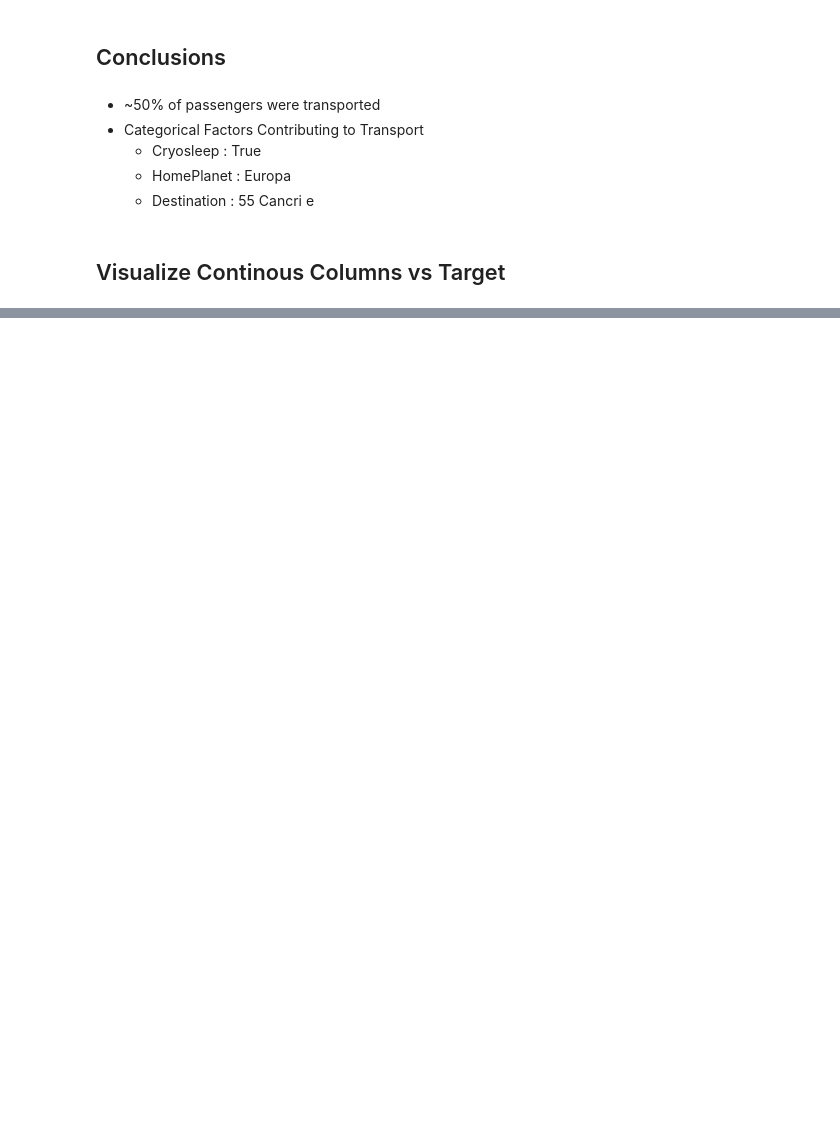
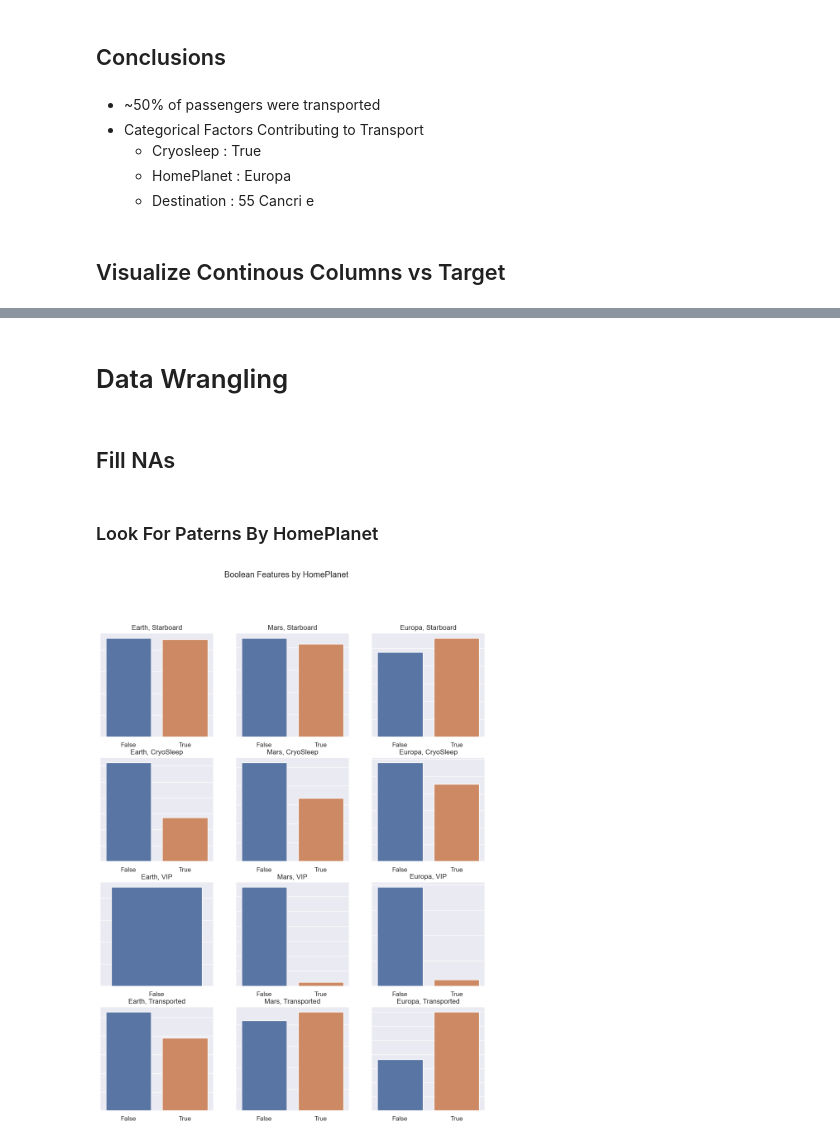
Before and after one commit to jmeisenh/SpaceTitanic, a Jupyter notebook: SST Submission.ipynb, the cells around one changed output, grey strips where cells are left out. Saved outputs shown, nothing was run; the diff lists cells and outputs as text; code cells hidden in the pictures; blank space fills up the shorter version.

Commit message:
Finshed DataCleanup of submission document

```diff
--- a/SST Submission.ipynb
+++ b/SST Submission.ipynb
@@ -148,0 +179,40 @@ for i in ameneties.columns:
+# %% [markdown]
+# Data Wrangling
+# %%
+# split Cabin into deck, room , and side
+train = pd.concat([train.Cabin.str.split("/", expand = True).rename(columns = {0:'Deck', 1:'Room', 2:'Side'}),
+        train.drop(['Cabin'], axis = 1)], axis = 1
+)
+# split passenger ID into group and ID
+train = pd.concat([train.PassengerId.str.split("_", expand = True).rename(columns = {0:'Group', 1:'Id'}),
+        train.drop(['PassengerId'], axis = 1)], axis = 1
+)
+# Change data types of Group, ID, Room, and Age to int
+train[['Group', 'Id', 'Room', 'Age']] = train[['Group', 'Id', 'Room', 'Age']].astype('Int64')
+# convert side column to boolean starboard
+encode_dict = {
+    'Side' : {'P' : False, 'S' : True}
+}
+train.replace(encode_dict, inplace = True)
+train.rename(columns = {'Side' : 'Starboard'}, inplace = True)
+train[['Starboard']] = train[['Starboard']].astype('boolean')
+# %% [markdown]
+## Fill NAs
+# %% [markdown]
+### Look For Paterns By HomePlanet
+# %%
+# check boolean features by home planet
+sns.set()
+fig, axes = plt.subplots(4, 3, figsize = (12,15))
+fig.suptitle('Boolean Features by HomePlanet')
+r = 0
+for i in train.select_dtypes('boolean').columns:
+    c = 0
+    for j in ['Earth', 'Mars', 'Europa']:
+        axes[r,c].set_title(f'{j}, {i}')
+        sns.countplot(data = train.loc[(train['HomePlanet'] == j) & (train[i].notna()), [i]].astype(bool), x = i, ax = axes[r,c]).set(
+        yticklabels=[], ylabel=None, xlabel = None)
+        c += 1
+    r += 1
+# %% [output]
+[figure, added]
```
Also changed, not shown: parts of 63 cells of this notebook, 1 other file.
